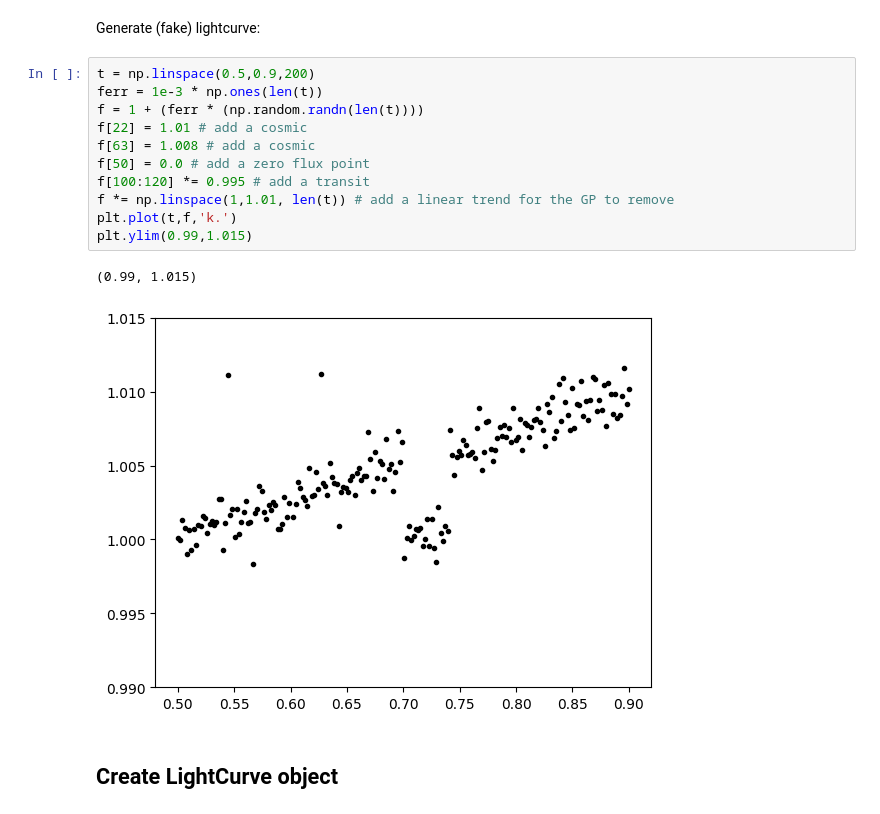
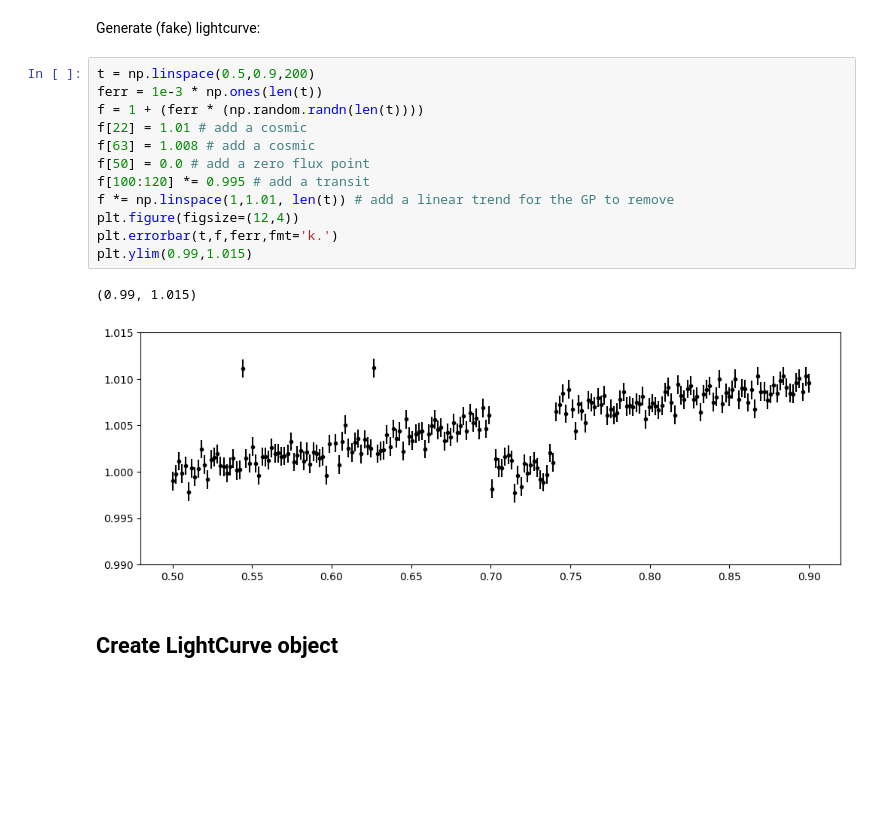
Before and after one commit to catrionamurray/occultence, a Jupyter notebook: test.ipynb, the cells around one changed output. Drawn from its saved outputs; the diff is of its cells as text; blank space fills up the shorter version.

```diff
--- a/test.ipynb
+++ b/test.ipynb
@@ -7,17 +7,18 @@ Generate (fake) lightcurve:
 # %%
 t = np.linspace(0.5,0.9,200)
 ferr = 1e-3 * np.ones(len(t))
 f = 1 + (ferr * (np.random.randn(len(t))))
 f[22] = 1.01 # add a cosmic
 f[63] = 1.008 # add a cosmic
 f[50] = 0.0 # add a zero flux point
 f[100:120] *= 0.995 # add a transit
 f *= np.linspace(1,1.01, len(t)) # add a linear trend for the GP to remove
-plt.plot(t,f,'k.')
+plt.figure(figsize=(12,4))
+plt.errorbar(t,f,ferr,fmt='k.')
 plt.ylim(0.99,1.015)
 # %% [output]
 (0.99, 1.015)
-[figure, old version]
+[figure, new version]
 # %% [markdown]
 ## Create LightCurve object
 # %%
```
Also changed, not shown: 1 other file.
